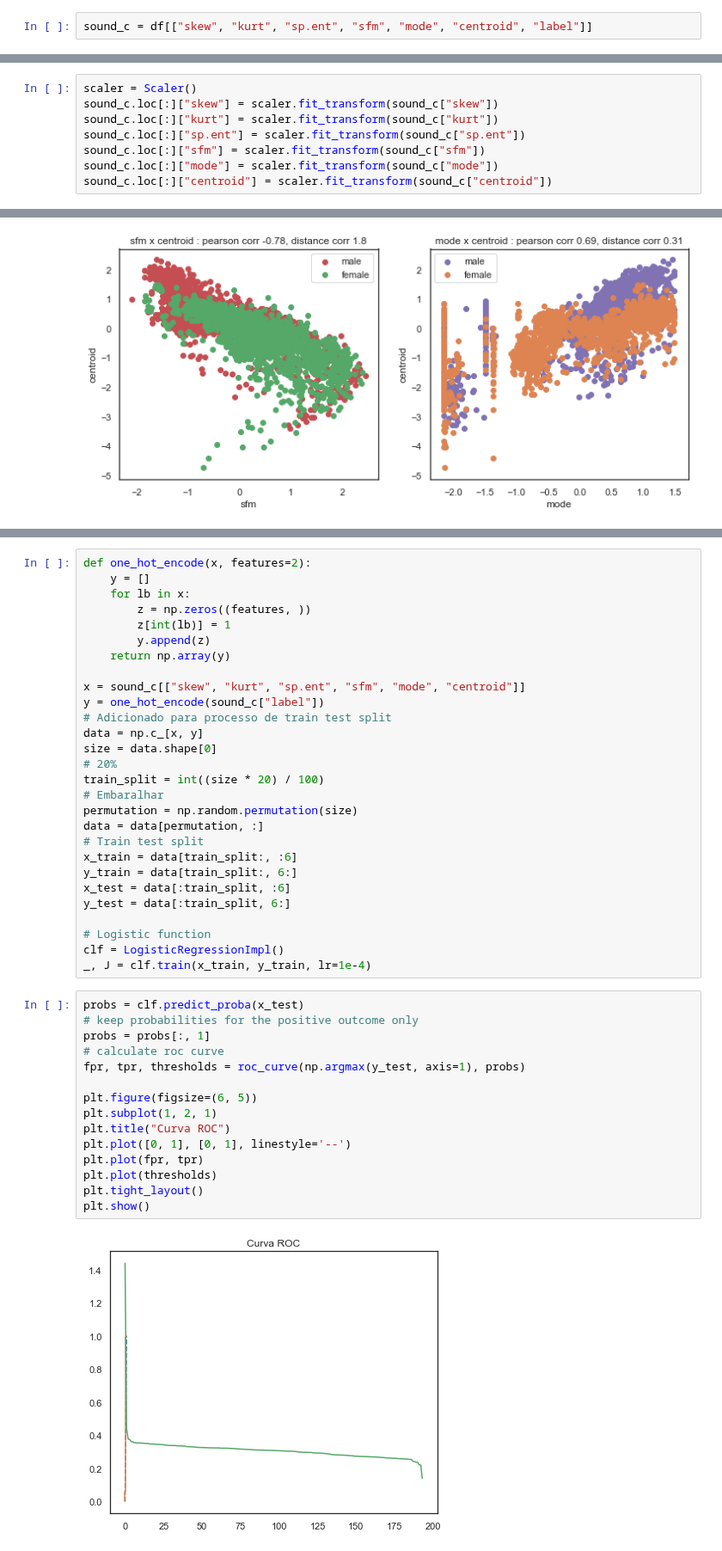
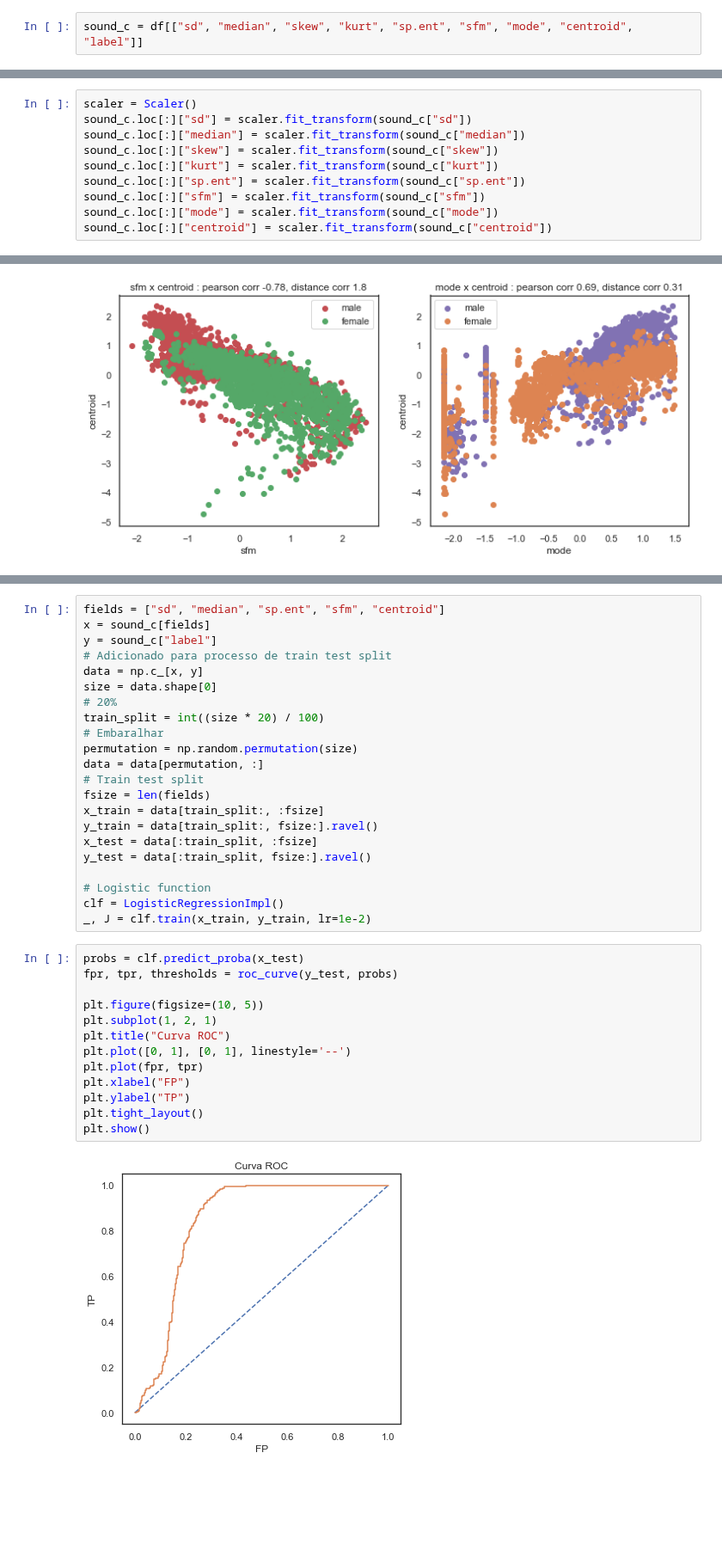
Before and after one commit to rdenadai/ia006c, a Jupyter notebook: notebooks/EFC02/EFC02.ipynb, the cells around one changed output, grey strips where cells are left out. Shown at 86% size. Drawn from its saved outputs; the diff is of its cells as text; blank space fills up the shorter version.

```diff
--- a/notebooks/EFC02/EFC02.ipynb
+++ b/notebooks/EFC02/EFC02.ipynb
@@ -159,6 +203,6 @@ print(df.head(5))
 
 A análise será feita nos dados que tem relação direta com dados de audio, que são: *skew, kurt, sp.ent, sfm, mode, centroid*.
 # %%
-sound_c = df[["skew", "kurt", "sp.ent", "sfm", "mode", "centroid", "label"]]
+sound_c = df[["sd", "median", "skew", "kurt", "sp.ent", "sfm", "mode", "centroid", "label"]]
 # %%
 data = []
@@ -215,6 +267,8 @@ Como é possível observar alguns dos atributos tem seu histograma próximo ao f
 $y = \frac{x-\mu}{\sigma}$
 # %%
 scaler = Scaler()
+sound_c.loc[:]["sd"] = scaler.fit_transform(sound_c["sd"])
+sound_c.loc[:]["median"] = scaler.fit_transform(sound_c["median"])
 sound_c.loc[:]["skew"] = scaler.fit_transform(sound_c["skew"])
 sound_c.loc[:]["kurt"] = scaler.fit_transform(sound_c["kurt"])
 sound_c.loc[:]["sp.ent"] = scaler.fit_transform(sound_c["sp.ent"])
@@ -386,14 +444,7 @@ class LogisticRegressionImpl(LinearRegressionImpl):
 # %%
-def one_hot_encode(x, features=2):
-    y = []
-    for lb in x:
-        z = np.zeros((features, ))
-        z[int(lb)] = 1
-        y.append(z)
-    return np.array(y)
-
-x = sound_c[["skew", "kurt", "sp.ent", "sfm", "mode", "centroid"]]
-y = one_hot_encode(sound_c["label"])
+fields = ["sd", "median", "sp.ent", "sfm", "centroid"]
+x = sound_c[fields]
+y = sound_c["label"]
 # Adicionado para processo de train test split
 data = np.c_[x, y]
 size = data.shape[0]
@@ -403,28 +454,27 @@ train_split = int((size * 20) / 100)
 permutation = np.random.permutation(size)
 data = data[permutation, :]
 # Train test split
-x_train = data[train_split:, :6]
-y_train = data[train_split:, 6:]
-x_test = data[:train_split, :6]
-y_test = data[:train_split, 6:]
+fsize = len(fields)
+x_train = data[train_split:, :fsize]
+y_train = data[train_split:, fsize:].ravel()
+x_test = data[:train_split, :fsize]
+y_test = data[:train_split, fsize:].ravel()
 
 # Logistic function
 clf = LogisticRegressionImpl()
-_, J = clf.train(x_train, y_train, lr=1e-4)
+_, J = clf.train(x_train, y_train, lr=1e-2)
 # %%
 probs = clf.predict_proba(x_test)
-# keep probabilities for the positive outcome only
-probs = probs[:, 1]
-# calculate roc curve
-fpr, tpr, thresholds = roc_curve(np.argmax(y_test, axis=1), probs)
+fpr, tpr, thresholds = roc_curve(y_test, probs)
 
-plt.figure(figsize=(6, 5))
+plt.figure(figsize=(10, 5))
 plt.subplot(1, 2, 1)
 plt.title("Curva ROC")
 plt.plot([0, 1], [0, 1], linestyle='--')
 plt.plot(fpr, tpr)
-plt.plot(thresholds)
+plt.xlabel("FP")
+plt.ylabel("TP")
 plt.tight_layout()
 plt.show()
 # %% [output]
-[figure, old version]
+[figure, new version]
```
Also changed, not shown: parts of 18 cells of this notebook.
